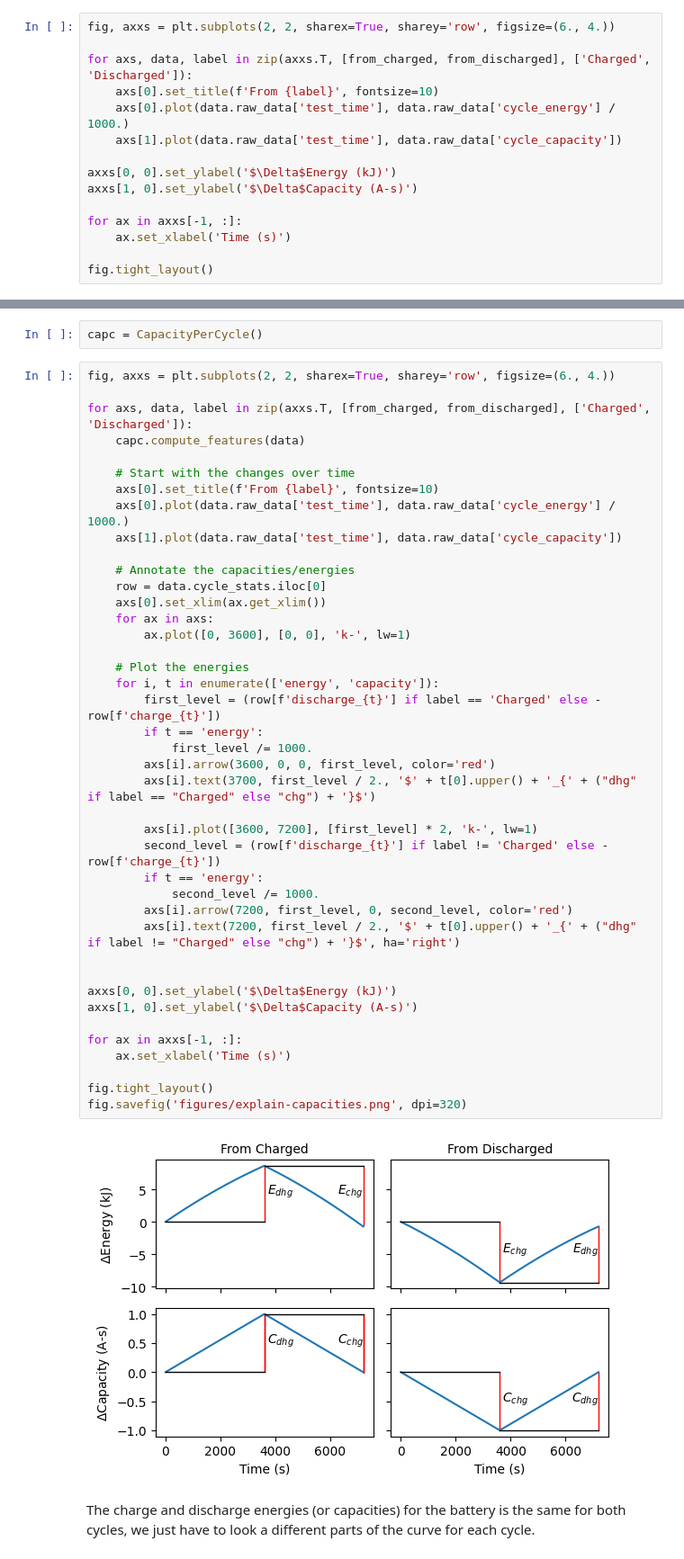
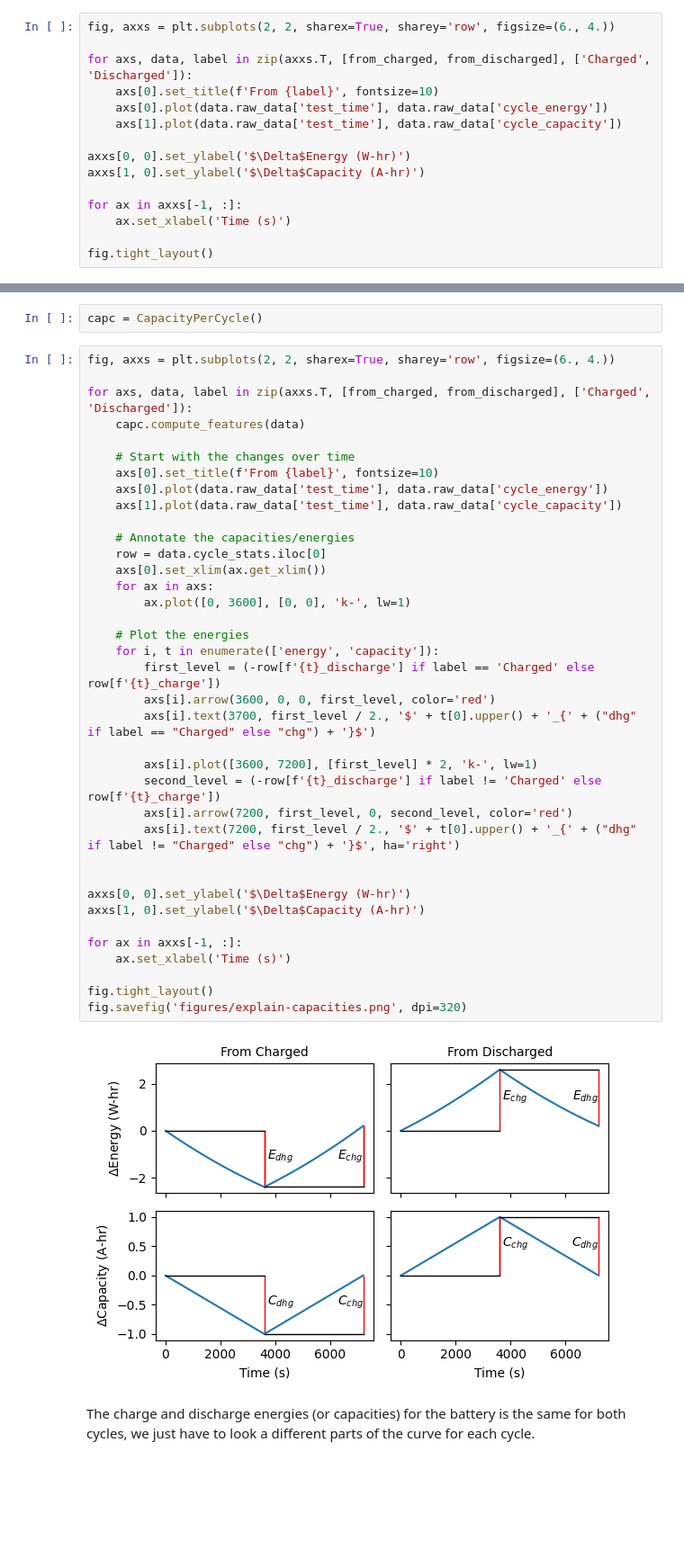
Before and after one commit to ROVI-org/battery-data-toolkit, a Jupyter notebook: docs/features/cell-capacity.ipynb, the cells around one changed output, grey strips where cells are left out. Shown: that part at 90% size. Cells and saved outputs as stored; diff of their text form; blank space fills up the shorter version.

```diff
--- a/docs/features/cell-capacity.ipynb
+++ b/docs/features/cell-capacity.ipynb
@@ -31,11 +32,11 @@ fig, axxs = plt.subplots(2, 2, sharex=True, sharey='row', figsize=(6., 4.))
 
 for axs, data, label in zip(axxs.T, [from_charged, from_discharged], ['Charged', 'Discharged']):
     axs[0].set_title(f'From {label}', fontsize=10)
-    axs[0].plot(data.raw_data['test_time'], data.raw_data['cycle_energy'] / 1000.)
+    axs[0].plot(data.raw_data['test_time'], data.raw_data['cycle_energy'])
     axs[1].plot(data.raw_data['test_time'], data.raw_data['cycle_capacity'])
 
-axxs[0, 0].set_ylabel('$\Delta$Energy (kJ)')
-axxs[1, 0].set_ylabel('$\Delta$Capacity (A-s)')
+axxs[0, 0].set_ylabel('$\Delta$Energy (W-hr)')
+axxs[1, 0].set_ylabel('$\Delta$Capacity (A-hr)')
 
 for ax in axxs[-1, :]:
     ax.set_xlabel('Time (s)')
@@ -63,42 +64,38 @@ fig, axxs = plt.subplots(2, 2, sharex=True, sharey='row', figsize=(6., 4.))
 for axs, data, label in zip(axxs.T, [from_charged, from_discharged], ['Charged', 'Discharged']):
     capc.compute_features(data)
 
     # Start with the changes over time
     axs[0].set_title(f'From {label}', fontsize=10)
-    axs[0].plot(data.raw_data['test_time'], data.raw_data['cycle_energy'] / 1000.)
+    axs[0].plot(data.raw_data['test_time'], data.raw_data['cycle_energy'])
     axs[1].plot(data.raw_data['test_time'], data.raw_data['cycle_capacity'])
 
     # Annotate the capacities/energies
     row = data.cycle_stats.iloc[0]
     axs[0].set_xlim(ax.get_xlim())
     for ax in axs:
         ax.plot([0, 3600], [0, 0], 'k-', lw=1)
 
     # Plot the energies
     for i, t in enumerate(['energy', 'capacity']):
-        first_level = (row[f'discharge_{t}'] if label == 'Charged' else -row[f'charge_{t}'])
-        if t == 'energy':
-            first_level /= 1000.
+        first_level = (-row[f'{t}_discharge'] if label == 'Charged' else row[f'{t}_charge'])
         axs[i].arrow(3600, 0, 0, first_level, color='red')
         axs[i].text(3700, first_level / 2., '$' + t[0].upper() + '_{' + ("dhg" if label == "Charged" else "chg") + '}$')
 
         axs[i].plot([3600, 7200], [first_level] * 2, 'k-', lw=1)
-        second_level = (row[f'discharge_{t}'] if label != 'Charged' else -row[f'charge_{t}'])
-        if t == 'energy':
-            second_level /= 1000.
+        second_level = (-row[f'{t}_discharge'] if label != 'Charged' else row[f'{t}_charge'])
         axs[i].arrow(7200, first_level, 0, second_level, color='red')
         axs[i].text(7200, first_level / 2., '$' + t[0].upper() + '_{' + ("dhg" if label != "Charged" else "chg") + '}$', ha='right')
 
 
-axxs[0, 0].set_ylabel('$\Delta$Energy (kJ)')
-axxs[1, 0].set_ylabel('$\Delta$Capacity (A-s)')
+axxs[0, 0].set_ylabel('$\Delta$Energy (W-hr)')
+axxs[1, 0].set_ylabel('$\Delta$Capacity (A-hr)')
 
 for ax in axxs[-1, :]:
     ax.set_xlabel('Time (s)')
 
 fig.tight_layout()
 fig.savefig('figures/explain-capacities.png', dpi=320)
 # %% [output]
-[figure, old version]
+[figure, new version]
 # %% [markdown]
 The charge and discharge energies (or capacities) for the battery is the same for both cycles, we just have to look a different parts of the curve for each cycle.
```
Also changed, not shown: parts of 19 cells of this notebook, 16 other files.
